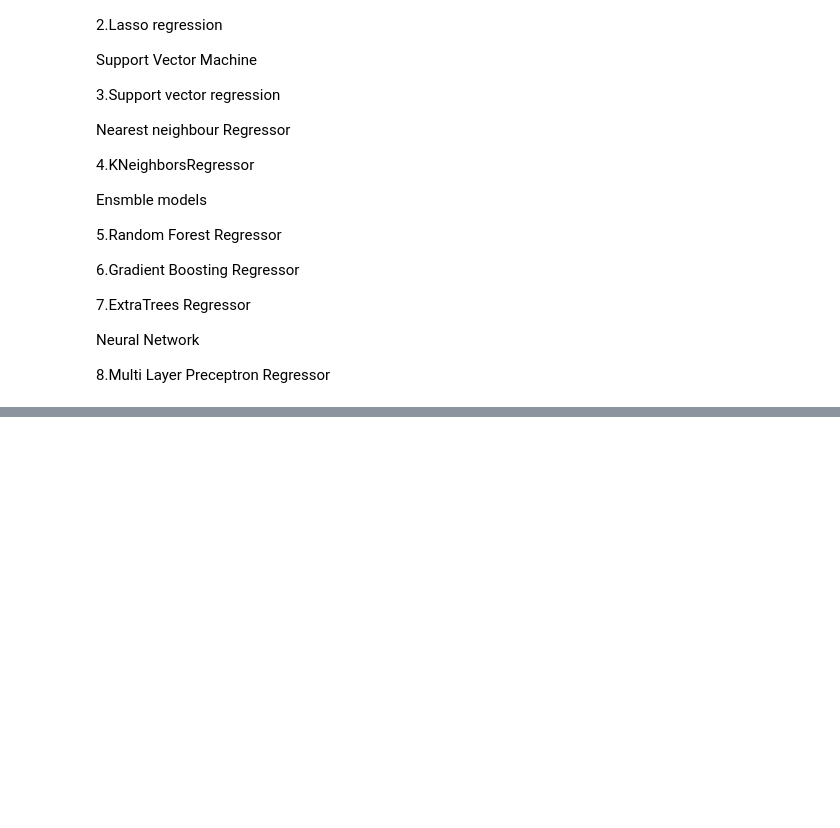
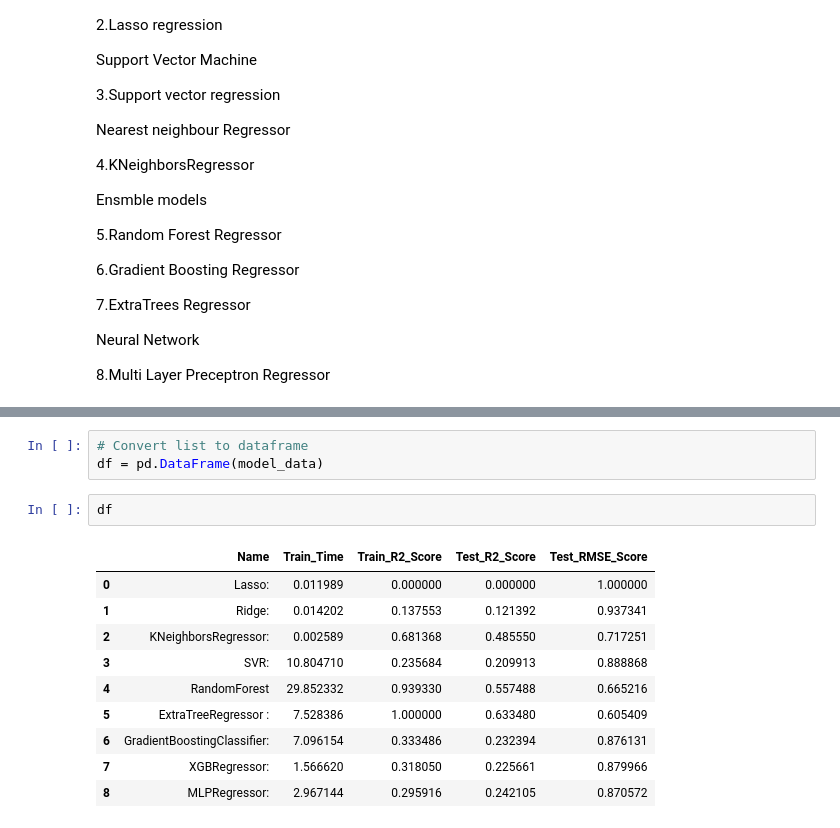
Before and after one commit to nileshrathod17/Appliances-Energy-Predication-Capstone-Project, a Jupyter notebook: Appliances_Energy_Predication_Capstone_Project.ipynb, the cells around one changed output, grey strips where cells are left out. Drawn from its saved outputs; the diff is of its cells as text; blank space fills up the shorter version.

```diff
--- a/Appliances_Energy_Predication_Capstone_Project.ipynb
+++ b/Appliances_Energy_Predication_Capstone_Project.ipynb
@@ -513,0 +574,16 @@ Neural Network
+# %%
+# Convert list to dataframe
+df = pd.DataFrame(model_data)
+# %%
+df
+# %% [output]
+|  | Name | Train_Time | Train_R2_Score | Test_R2_Score | Test_RMSE_Score |
+| 0 | Lasso: | 0.011989 | 0.000000 | 0.000000 | 1.000000 |
+| 1 | Ridge: | 0.014202 | 0.137553 | 0.121392 | 0.937341 |
+| 2 | KNeighborsRegressor: | 0.002589 | 0.681368 | 0.485550 | 0.717251 |
+| 3 | SVR: | 10.804710 | 0.235684 | 0.209913 | 0.888868 |
+| 4 | RandomForest | 29.852332 | 0.939330 | 0.557488 | 0.665216 |
+| 5 | ExtraTreeRegressor : | 7.528386 | 1.000000 | 0.633480 | 0.605409 |
+| 6 | GradientBoostingClassifier: | 7.096154 | 0.333486 | 0.232394 | 0.876131 |
+| 7 | XGBRegressor: | 1.566620 | 0.318050 | 0.225661 | 0.879966 |
+| 8 | MLPRegressor: | 2.967144 | 0.295916 | 0.242105 | 0.870572 |
```
Also changed, not shown: parts of 7 cells of this notebook.
